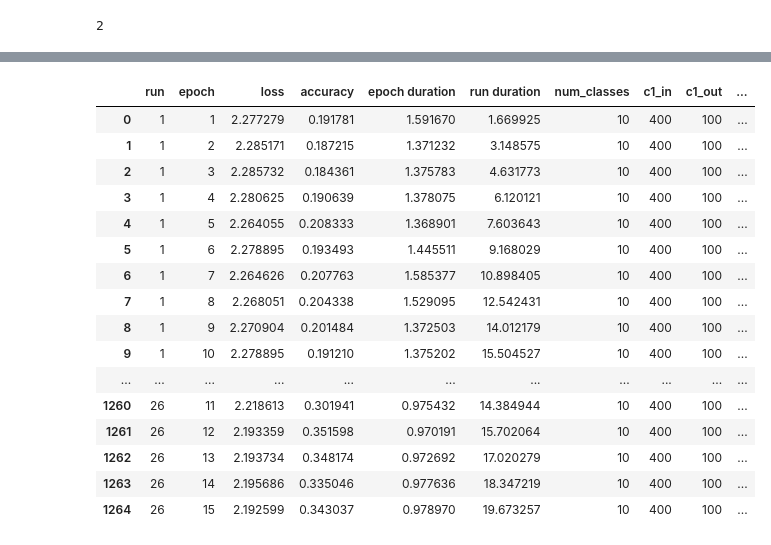
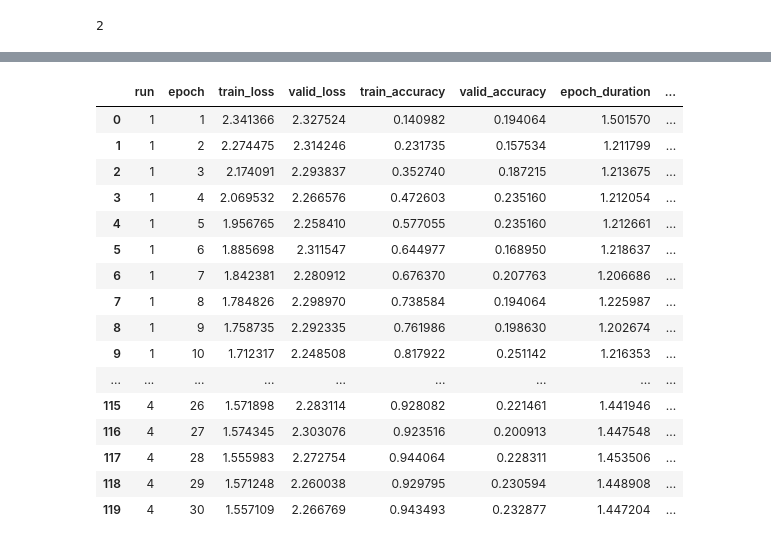
Before and after one commit to ckmah/splintr, a Jupyter notebook: notebooks/7-11-2019-cnn-model.ipynb, the cells around one changed output, grey strips where cells are left out. Saved outputs shown, nothing was run; the diff lists cells and outputs as text; code cells hidden in the pictures.

Commit message:
add model validation

```diff
--- a/notebooks/7-11-2019-cnn-model.ipynb
+++ b/notebooks/7-11-2019-cnn-model.ipynb
@@ -105,76 +113,90 @@ params = OrderedDict(
     c1_stride_w = [4],
     c2_out = [20],
     c2_kernel_w = [3],
-    c2_filter = [64, 128],
+    c2_filter = [128],
     c2_stride_w = [3],
-    fc_out = [128, 256, 512],
+    fc_out = [256, 512],
 
     # hyperparameters
-    batch_size = [10, 32, 64],
-    lr = [0.001, 0.0001, 0.00001]
+    batch_size = [64],
+    lr = [0.001]
 )
 
 manager = RunManager()
 is_first_run = True
 for run in RunBuilder.get_runs(params):
     # Initialize model and dataset
-    network = ConvNet(num_classes=run.num_classes,
+    network = SplintrNet(num_classes=run.num_classes,
                       c1_in=run.c1_in,
                       c1_out=run.c1_out,
                       c1_kernel_w=run.c1_kernel_w,
                       c1_filter=run.c1_filter,
                       c1_stride_w=run.c1_stride_w,
                       c2_out=run.c2_out,
                       c2_kernel_w=run.c2_kernel_w,
                       c2_filter=run.c2_filter,
                       c2_stride_w=run.c2_stride_w,
                       fc_out=run.fc_out).cuda(device)
 
-    loader = DataLoader(train_dataset, batch_size=run.batch_size, sampler=train_sampler)
+    train_loader = DataLoader(train_dataset, batch_size=run.batch_size, sampler=train_sampler)
+    valid_loader = DataLoader(valid_dataset, batch_size=run.batch_size, sampler=valid_sampler)
+
     optimizer = torch.optim.Adam(network.parameters(), lr=run.lr)
-    log_dir = '/home/ubuntu/tb/7-26-19-10class/'
+    log_dir = '/home/ubuntu/tb/7-29-19-10class/'
     # Display brief summary of first model
 #     if is_first_run:
 #         is_first_run = False
 #         summary(network.cuda(), input_size=(4, 4, seq_length), device='cuda')
 #         util.show_sample(train_dataset[np.random.randint(len(train_dataset))], class_names=label_names)
 
     # Perform training
-    manager.begin_run(run, network, loader, log_dir)
-    for epoch in range(50):
+    manager.begin_run(run, network, train_loader, valid_loader, log_dir)
+    network.cuda()
+    for epoch in range(30):
 
         manager.begin_epoch()
-        # Process batch
-        for batch in loader:
+
+        # Train on batch
+        for batch in train_loader:
             seqs, labels = batch
-            network.cuda()
             preds = network(seqs.cuda(device)) # pass batch
             loss = F.cross_entropy(preds, labels.cuda(device)) # calculate loss
             optimizer.zero_grad() # zero gradients
             loss.backward() # calculate gradients
             optimizer.step() # update weights
 
-            manager.track_loss(loss)
-            manager.track_num_correct(preds, labels.cuda(device))
+            manager.track_train_loss(loss)
+            manager.track_train_num_correct(preds, labels.cuda(device))
+
+        # Check validation set
+        with torch.no_grad():
+            for data in valid_loader:
+                seqs, labels = data
+                preds = network(seqs.cuda(device))
+                loss = F.cross_entropy(preds, labels.cuda(device))
+
+                manager.track_valid_loss(loss)
+                manager.track_valid_num_correct(preds, labels.cuda(device))
 
         manager.end_epoch()
-    manager.end_run(class_names=label_names[1])
-# manager.save('../results')
+    manager.end_run(train_class_names=[sample[1] for sample in train_dataset],
+                    valid_class_names=[sample[1] for sample in valid_dataset])
+manager.save('../results')
 # %% [output]
-|  | run | epoch | loss | accuracy | epoch duration | run duration | num_classes | c1_in | c1_out | ... |
-| 0 | 1 | 1 | 2.277279 | 0.191781 | 1.591670 | 1.669925 | 10 | 400 | 100 | ... |
-| 1 | 1 | 2 | 2.285171 | 0.187215 | 1.371232 | 3.148575 | 10 | 400 | 100 | ... |
-| 2 | 1 | 3 | 2.285732 | 0.184361 | 1.375783 | 4.631773 | 10 | 400 | 100 | ... |
-| 3 | 1 | 4 | 2.280625 | 0.190639 | 1.378075 | 6.120121 | 10 | 400 | 100 | ... |
-| 4 | 1 | 5 | 2.264055 | 0.208333 | 1.368901 | 7.603643 | 10 | 400 | 100 | ... |
-| 5 | 1 | 6 | 2.278895 | 0.193493 | 1.445511 | 9.168029 | 10 | 400 | 100 | ... |
-| 6 | 1 | 7 | 2.264626 | 0.207763 | 1.585377 | 10.898405 | 10 | 400 | 100 | ... |
-| 7 | 1 | 8 | 2.268051 | 0.204338 | 1.529095 | 12.542431 | 10 | 400 | 100 | ... |
-| 8 | 1 | 9 | 2.270904 | 0.201484 | 1.372503 | 14.012179 | 10 | 400 | 100 | ... |
-| 9 | 1 | 10 | 2.278895 | 0.191210 | 1.375202 | 15.504527 | 10 | 400 | 100 | ... |
-| ... | ... | ... | ... | ... | ... | ... | ... | ... | ... | ... |
-| 1260 | 26 | 11 | 2.218613 | 0.301941 | 0.975432 | 14.384944 | 10 | 400 | 100 | ... |
-| 1261 | 26 | 12 | 2.193359 | 0.351598 | 0.970191 | 15.702064 | 10 | 400 | 100 | ... |
-| 1262 | 26 | 13 | 2.193734 | 0.348174 | 0.972692 | 17.020279 | 10 | 400 | 100 | ... |
-| 1263 | 26 | 14 | 2.195686 | 0.335046 | 0.977636 | 18.347219 | 10 | 400 | 100 | ... |
-| 1264 | 26 | 15 | 2.192599 | 0.343037 | 0.978970 | 19.673257 | 10 | 400 | 100 | ... |
+|  | run | epoch | train_loss | valid_loss | train_accuracy | valid_accuracy | epoch_duration | ... |
+| 0 | 1 | 1 | 2.341366 | 2.327524 | 0.140982 | 0.194064 | 1.501570 | ... |
+| 1 | 1 | 2 | 2.274475 | 2.314246 | 0.231735 | 0.157534 | 1.211799 | ... |
+| 2 | 1 | 3 | 2.174091 | 2.293837 | 0.352740 | 0.187215 | 1.213675 | ... |
+| 3 | 1 | 4 | 2.069532 | 2.266576 | 0.472603 | 0.235160 | 1.212054 | ... |
+| 4 | 1 | 5 | 1.956765 | 2.258410 | 0.577055 | 0.235160 | 1.212661 | ... |
+| 5 | 1 | 6 | 1.885698 | 2.311547 | 0.644977 | 0.168950 | 1.218637 | ... |
+| 6 | 1 | 7 | 1.842381 | 2.280912 | 0.676370 | 0.207763 | 1.206686 | ... |
+| 7 | 1 | 8 | 1.784826 | 2.298970 | 0.738584 | 0.194064 | 1.225987 | ... |
+| 8 | 1 | 9 | 1.758735 | 2.292335 | 0.761986 | 0.198630 | 1.202674 | ... |
+| 9 | 1 | 10 | 1.712317 | 2.248508 | 0.817922 | 0.251142 | 1.216353 | ... |
+| ... | ... | ... | ... | ... | ... | ... | ... | ... |
+| 115 | 4 | 26 | 1.571898 | 2.283114 | 0.928082 | 0.221461 | 1.441946 | ... |
+| 116 | 4 | 27 | 1.574345 | 2.303076 | 0.923516 | 0.200913 | 1.447548 | ... |
+| 117 | 4 | 28 | 1.555983 | 2.272754 | 0.944064 | 0.228311 | 1.453506 | ... |
+| 118 | 4 | 29 | 1.571248 | 2.260038 | 0.929795 | 0.230594 | 1.448908 | ... |
+| 119 | 4 | 30 | 1.557109 | 2.266769 | 0.943493 | 0.232877 | 1.447204 | ... |
```
Also changed, not shown: parts of 6 cells of this notebook, 5 other files.
